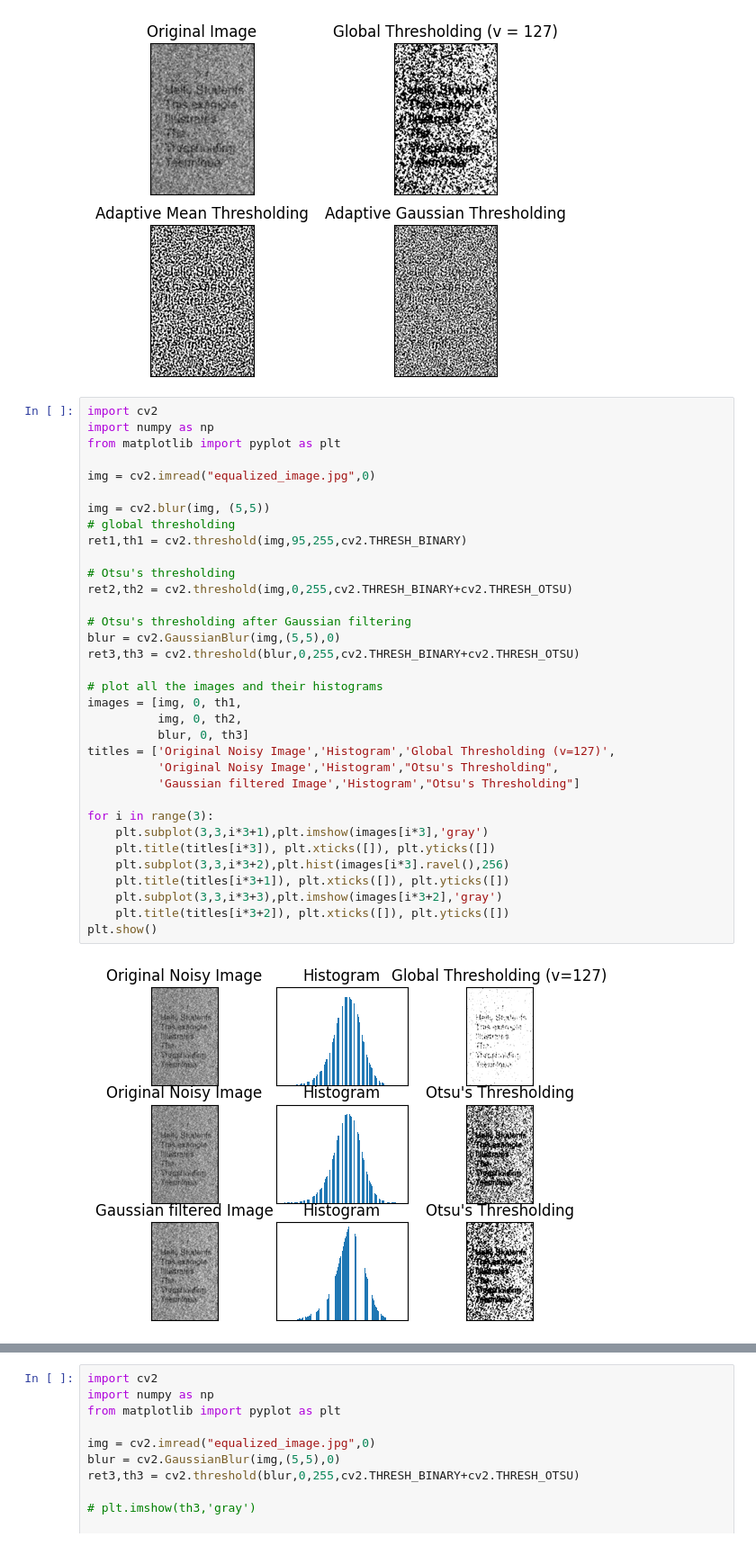
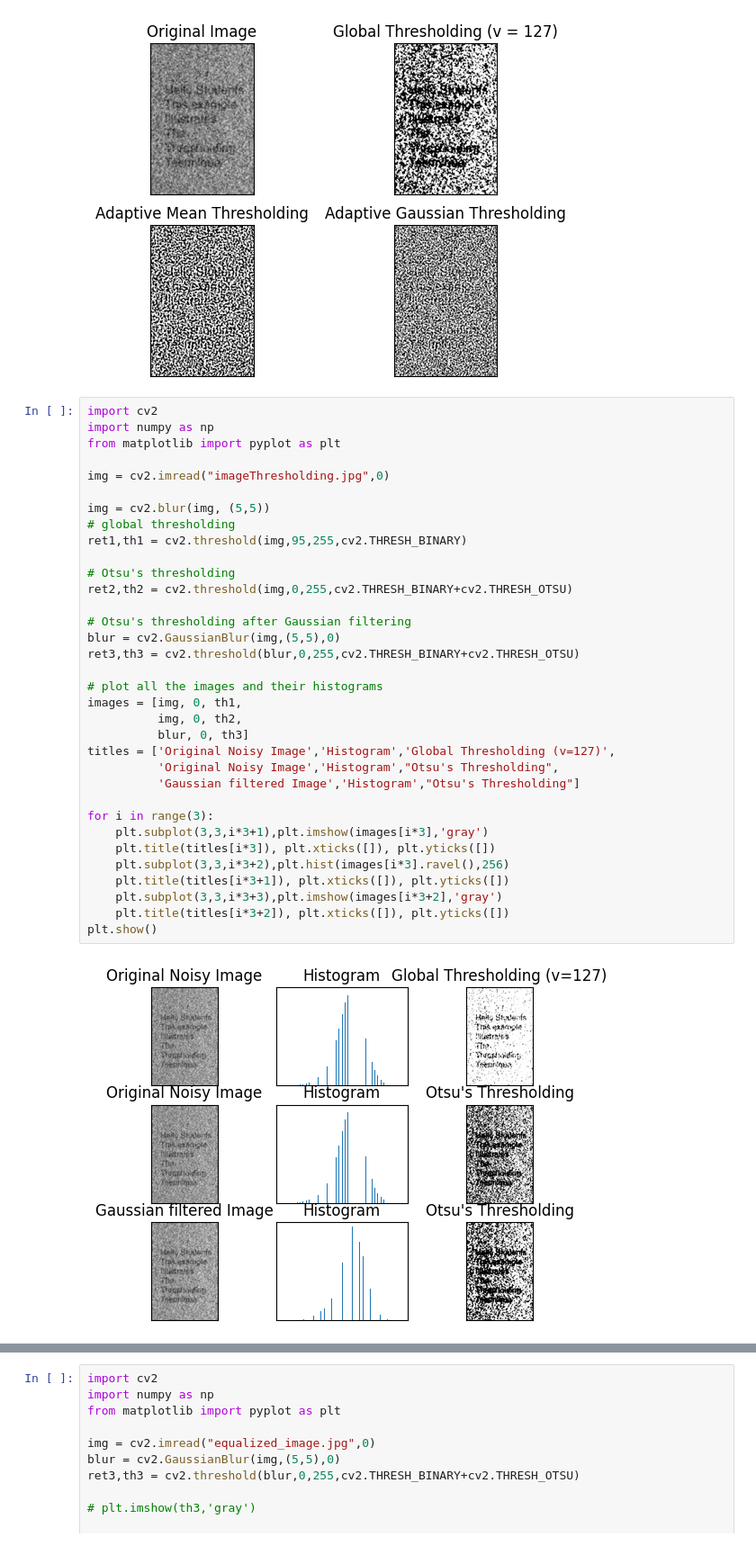
Before and after one commit to Suthinxn/machine-vision, a Jupyter notebook: week01/lab01.ipynb, the cells around one changed output, grey strips where cells are left out. Shown at 90% size. Cells and saved outputs as stored; diff of their text form.

```diff
--- a/week01/lab01.ipynb
+++ b/week01/lab01.ipynb
@@ -558,34 +541,34 @@ import cv2
 import numpy as np
 from matplotlib import pyplot as plt
 
-img = cv2.imread("equalized_image.jpg",0)
+img = cv2.imread("imageThresholding.jpg",0)
 
 img = cv2.blur(img, (5,5))
 # global thresholding
 ret1,th1 = cv2.threshold(img,95,255,cv2.THRESH_BINARY)
 
 # Otsu's thresholding
 ret2,th2 = cv2.threshold(img,0,255,cv2.THRESH_BINARY+cv2.THRESH_OTSU)
 
 # Otsu's thresholding after Gaussian filtering
 blur = cv2.GaussianBlur(img,(5,5),0)
 ret3,th3 = cv2.threshold(blur,0,255,cv2.THRESH_BINARY+cv2.THRESH_OTSU)
 
 # plot all the images and their histograms
 images = [img, 0, th1,
           img, 0, th2,
           blur, 0, th3]
 titles = ['Original Noisy Image','Histogram','Global Thresholding (v=127)',
           'Original Noisy Image','Histogram',"Otsu's Thresholding",
           'Gaussian filtered Image','Histogram',"Otsu's Thresholding"]
 
 for i in range(3):
     plt.subplot(3,3,i*3+1),plt.imshow(images[i*3],'gray')
     plt.title(titles[i*3]), plt.xticks([]), plt.yticks([])
     plt.subplot(3,3,i*3+2),plt.hist(images[i*3].ravel(),256)
     plt.title(titles[i*3+1]), plt.xticks([]), plt.yticks([])
     plt.subplot(3,3,i*3+3),plt.imshow(images[i*3+2],'gray')
     plt.title(titles[i*3+2]), plt.xticks([]), plt.yticks([])
 plt.show()
 # %% [output]
-[figure, old version]
+[figure, new version]
```
Also changed, not shown: parts of 6 cells of this notebook.
